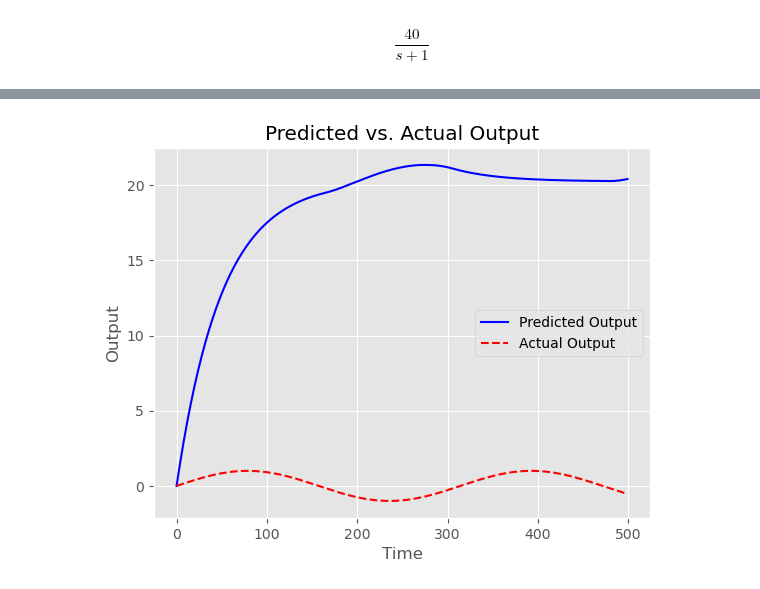
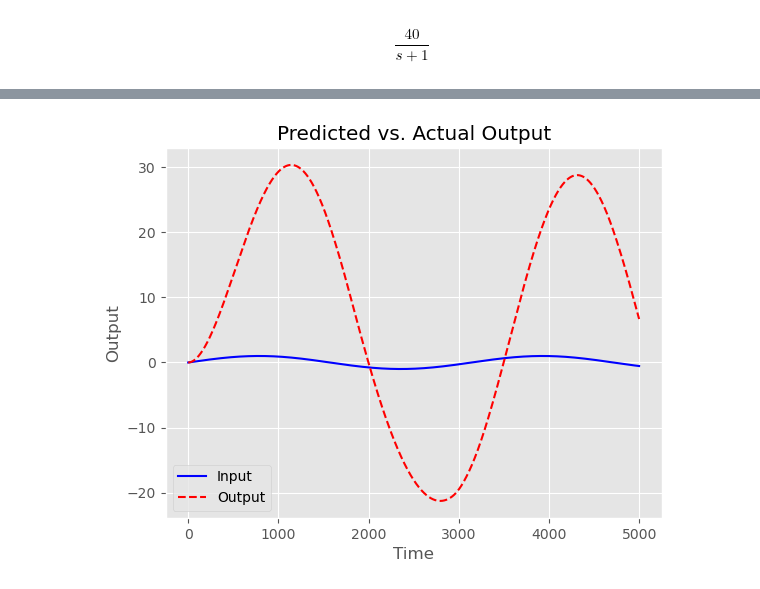
Before and after one commit to mmahdin/Computational-Intelligence-EE-AUT, a Jupyter notebook: lab/10/main.ipynb, the cells around one changed output, grey strips where cells are left out. Cells and saved outputs as stored; diff of their text form; code cells hidden in the pictures.

Commit message:
lab10 -> give input and output to identifier

```diff
--- a/lab/10/main.ipynb
+++ b/lab/10/main.ipynb
@@ -39,11 +39,12 @@ $$\frac{40}{s + 1}$$
 # %%
 # Example white noise input signal
 torch.manual_seed(42)
-input_signal = np.random.rand(500)
-time = np.arange(0, 10, 0.02)
+input_signal = np.random.rand(5000)
+time = np.arange(0, 10, 0.002)
 
 # Generate system response using control library
 T, y_out = ctrl.forced_response(H_s, T=time, U=input_signal)
+y_out = (y_out - np.min(y_out)) / (np.max(y_out) - np.min(y_out))
 
 print(f'input_signal shape: {input_signal.shape}')
 print(f'ouput signal shape: {y_out.shape}')
@@ -70,13 +54,14 @@ array([ 0.        ,  0.267503  ,  0.45397322,  0.74824996,  1.14144301,
 # %%
-X = torch.from_numpy(y_out).reshape(-1, 1).to(device).float()
 y = torch.from_numpy(input_signal).reshape(-1, 1).to(device).float()
+x = torch.from_numpy(y_out).reshape(-1, 1).to(device).float()
+X = torch.cat([x, y], dim=1)
 
-model = DeepNetwork(input_dim=X.shape[1], hidden_dims=[64,4], num_classes=1).to(device)
+model = DeepNetwork(input_dim=X.shape[1], hidden_dims=[256], num_classes=1).to(device)
 criterion = nn.MSELoss()
 optimizer = optim.Adam(model.parameters(), lr=0.001)
 
 # Training loop
-num_epochs = 10000
+num_epochs = 50000
 for epoch in range(num_epochs):
     optimizer.zero_grad()
     outputs = model(X)
@@ -91,14 +109,19 @@ Epoch 5000, Loss: 0.08339947462081909
 # %%
 input_test = np.sin(time)
-out = model(torch.from_numpy(input_test).reshape(-1,1).to(device).float())
-T, y_test = ctrl.forced_response(H_s, T=time, U=out.t().detach().cpu().numpy())
 
-plt.plot(y_test, label="Predicted Output", color="blue")
-plt.plot(input_test, label="Actual Output", color="red", linestyle="--")
+x = torch.from_numpy(input_test).to(device).float().reshape(-1, 1)
+X = torch.cat([x, x], dim=1)
+
+out = model(X)
+
+T, y_test = ctrl.forced_response(H_s, T=time, U=out.detach().reshape(-1,).cpu().numpy())
+
+plt.plot(input_test, label="Input", color="blue")
+plt.plot(y_test, label="Output", color="red", linestyle="--")
 plt.xlabel("Time")
 plt.ylabel("Output")
 plt.legend()
 plt.title("Predicted vs. Actual Output")
 plt.show()
 # %% [output]
-[figure, old version]
+[figure, new version]
```
Also changed, not shown: parts of 4 cells of this notebook.
